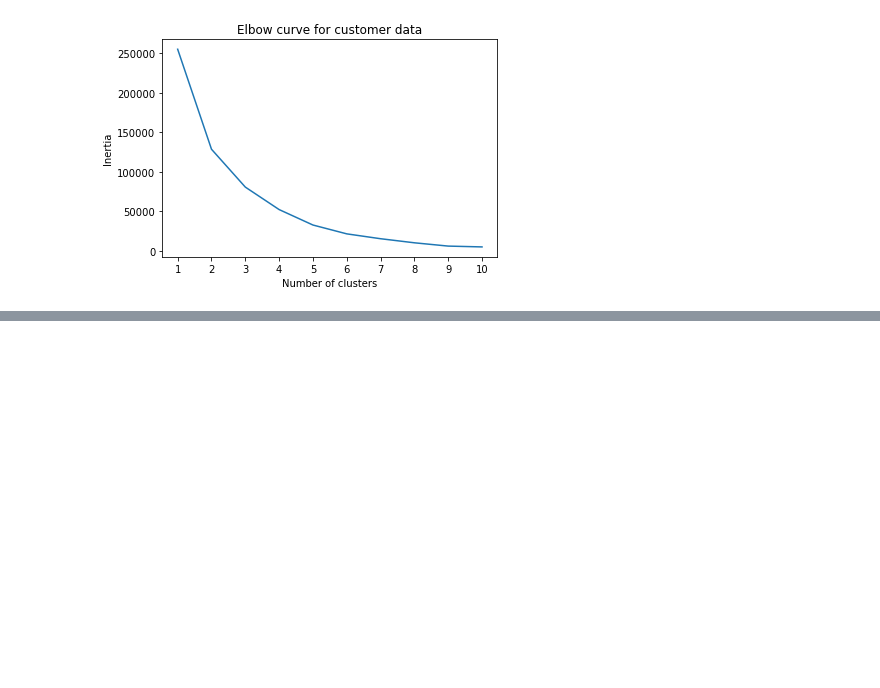
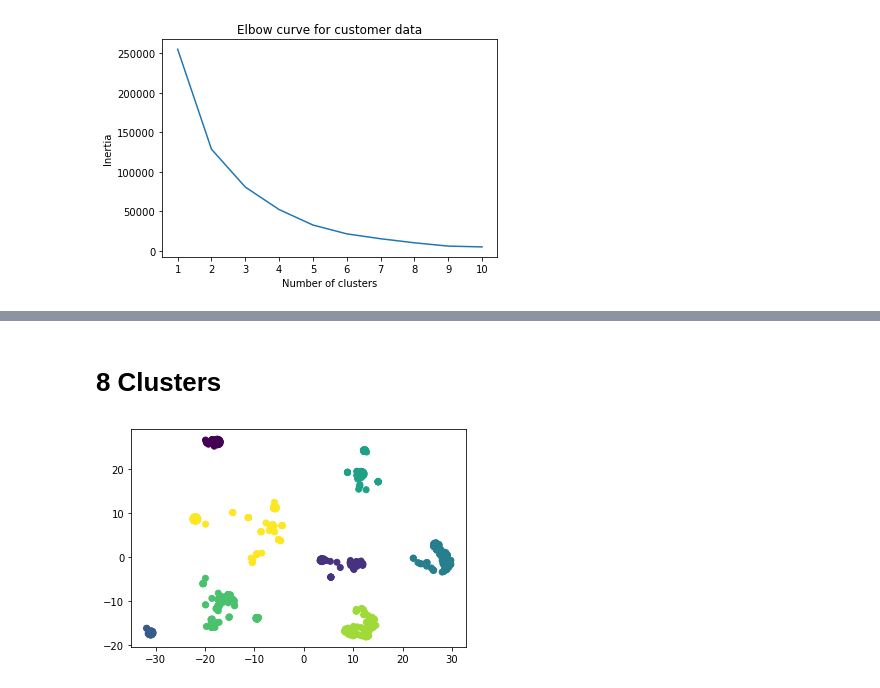
Before and after one commit to sdinespierce/unsupervised-learning-challenge, a Jupyter notebook: main.ipynb, the cells around one changed output, grey strips where cells are left out. Drawn from its saved outputs; the diff is of its cells as text; code cells hidden in the pictures; blank space fills up the shorter version.

```diff
--- a/main.ipynb
+++ b/main.ipynb
@@ -292,0 +324,6 @@ plt.show()
+# %% [markdown]
+# 8 Clusters
+# %%
+show_clusters(get_clusters(8, tsne_df))
+# %% [output]
+[figure, added]
```
Also changed, not shown: parts of 6 cells of this notebook.
